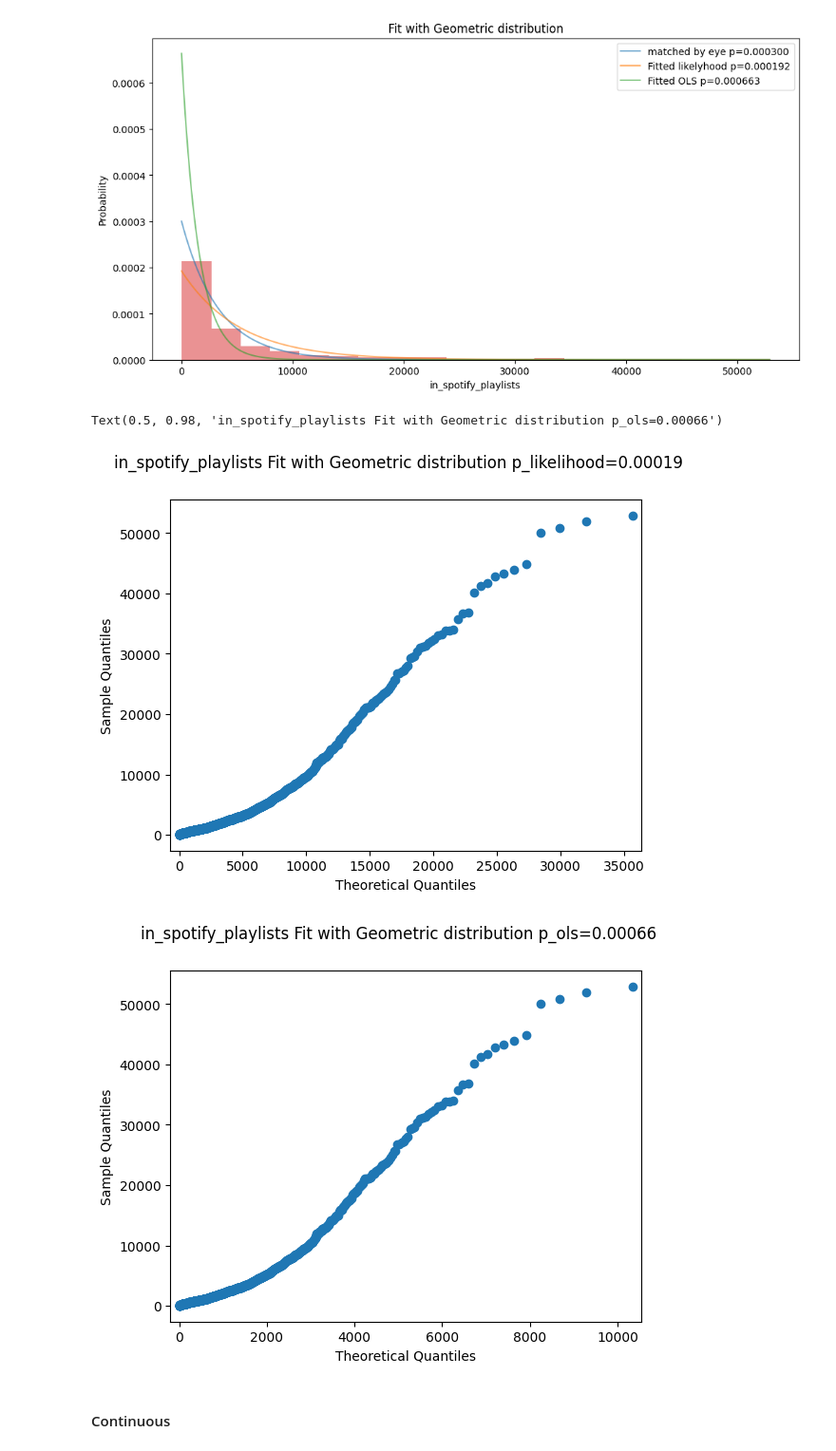
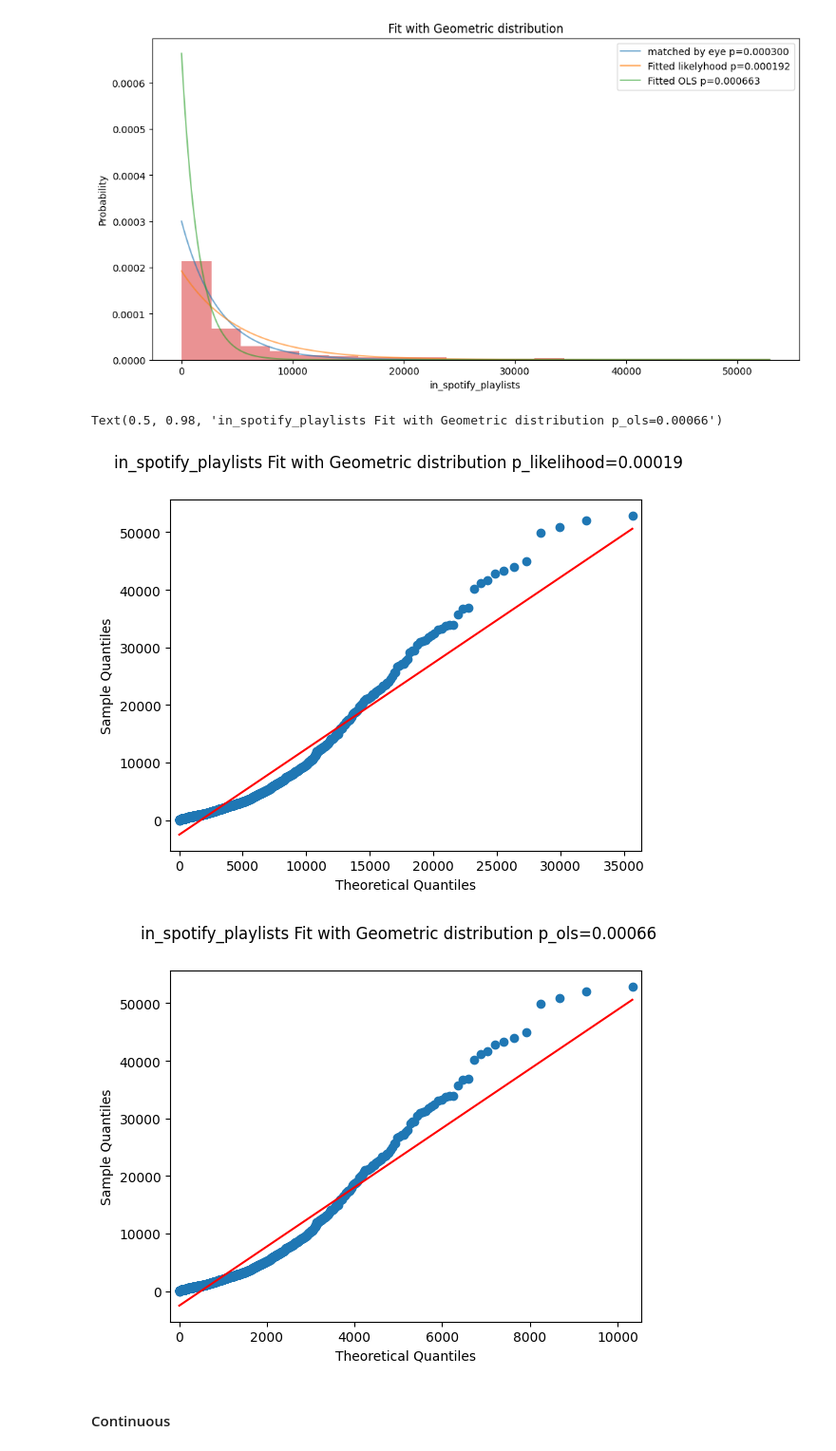
Before and after one commit to SergeyPishchulov/MOMO, a Jupyter notebook: lab3/лаба3.ipynb, the cells around one changed output. Shown at 95% size. Cells and saved outputs as stored; diff of their text form; code cells hidden in the pictures.

```diff
--- a/lab3/лаба3.ipynb
+++ b/lab3/лаба3.ipynb
@@ -353,14 +359,14 @@ ax.legend()
 <matplotlib.legend.Legend at 0x...>
 [figure]
 # %%
-fig = sm.qqplot(in_spotify_playlists, geom(p=p_likelihood))
+fig = sm.qqplot(in_spotify_playlists, geom(p=p_likelihood), line='r')
 fig.suptitle(f"in_spotify_playlists Fit with Geometric distribution p_likelihood={p_likelihood.round(5)}")
-fig = sm.qqplot(in_spotify_playlists, geom(p=p_ols))
+fig = sm.qqplot(in_spotify_playlists, geom(p=p_ols), line='r')
 fig.suptitle(f"in_spotify_playlists Fit with Geometric distribution p_ols={p_ols.round(5)}")
 # %% [output]
 Text(0.5, 0.98, 'in_spotify_playlists Fit with Geometric distribution p_ols=0.00066')
-[figure, old version]
+[figure, new version]
-[figure, old version]
+[figure, new version]
 # %% [markdown]
 #### Continuous
 # %% [markdown]
```
Also changed, not shown: parts of 14 cells of this notebook.
